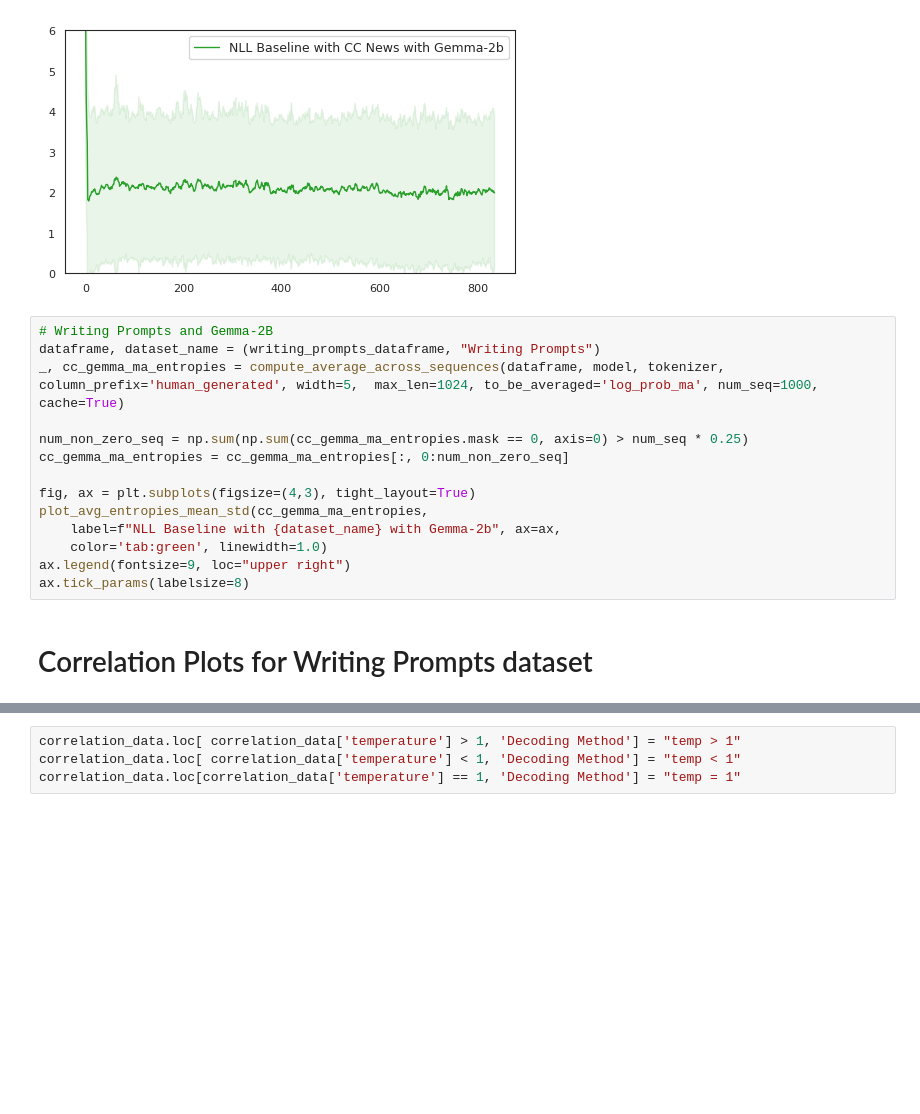
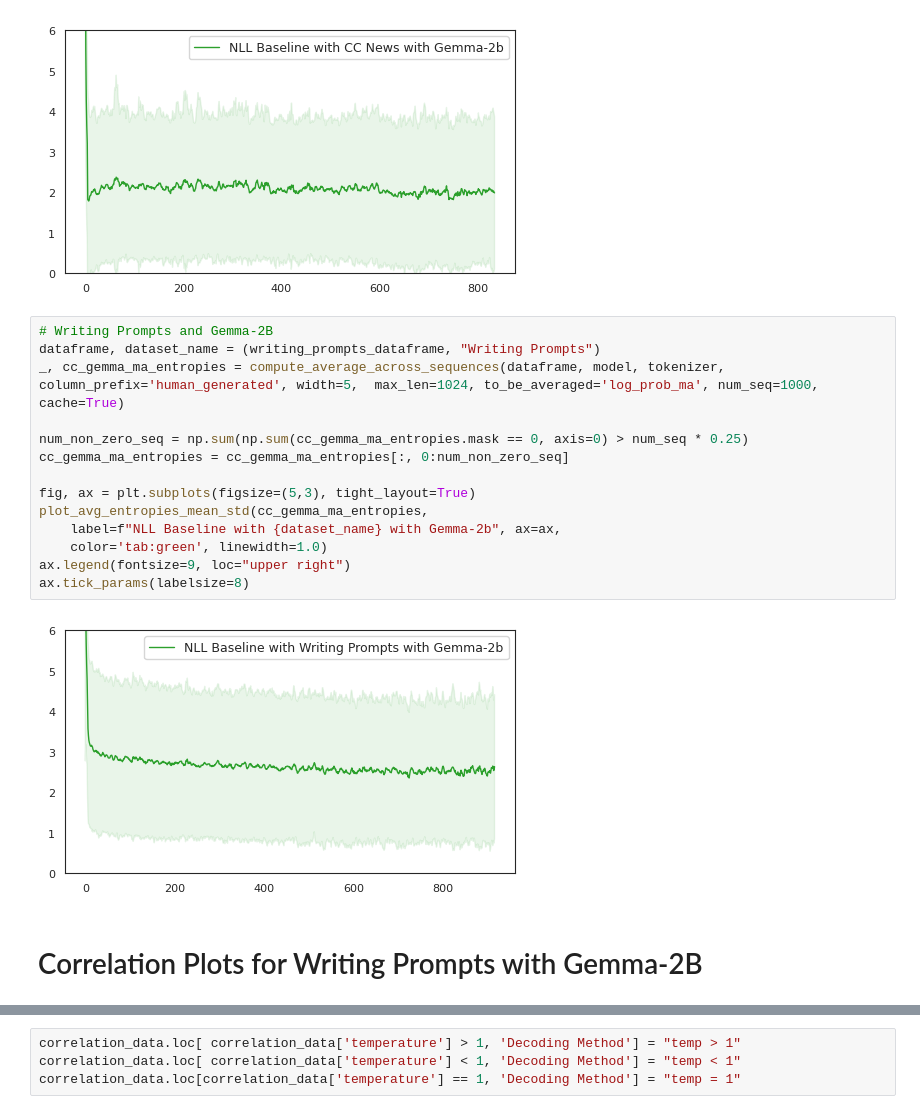
Before and after one commit to kushalarora/seh_colm_rebuttal, a Jupyter notebook: stable_entropy_analysis_colm_rebuttal.ipynb, the cells around one changed output, grey strips where cells are left out. Drawn from its saved outputs; the diff is of its cells as text; blank space fills up the shorter version.

```diff
--- a/stable_entropy_analysis_colm_rebuttal.ipynb
+++ b/stable_entropy_analysis_colm_rebuttal.ipynb
@@ -210,19 +210,21 @@ ax.tick_params(labelsize=8)
 # %%
 # Writing Prompts and Gemma-2B
 dataframe, dataset_name = (writing_prompts_dataframe, "Writing Prompts")
 _, cc_gemma_ma_entropies = compute_average_across_sequences(dataframe, model, tokenizer, column_prefix='human_generated', width=5,  max_len=1024, to_be_averaged='log_prob_ma', num_seq=1000, cache=True)
 
 num_non_zero_seq = np.sum(np.sum(cc_gemma_ma_entropies.mask == 0, axis=0) > num_seq * 0.25)
 cc_gemma_ma_entropies = cc_gemma_ma_entropies[:, 0:num_non_zero_seq]
 
-fig, ax = plt.subplots(figsize=(4,3), tight_layout=True)
+fig, ax = plt.subplots(figsize=(5,3), tight_layout=True)
 plot_avg_entropies_mean_std(cc_gemma_ma_entropies,
     label=f"NLL Baseline with {dataset_name} with Gemma-2b", ax=ax,
     color='tab:green', linewidth=1.0)
 ax.legend(fontsize=9, loc="upper right")
 ax.tick_params(labelsize=8)
+# %% [output]
+[figure, added]
 # %% [markdown]
-# Correlation Plots for Writing Prompts dataset
+# Correlation Plots for Writing Prompts with Gemma-2B
 # %%
 correlation_data = pd.read_csv('data/text_completion/writing_prompts/corr_analysis/nex_2048/mpl_256/ml_1024/google/gemma-2b/compiled_results.csv', index_col=0)
 correlation_data['Decoding Method'] = correlation_data['dataset'].str.extract("(top_k|temp|top_p|typical|beam|greedy)")
```
Also changed, not shown: parts of 10 cells of this notebook.
